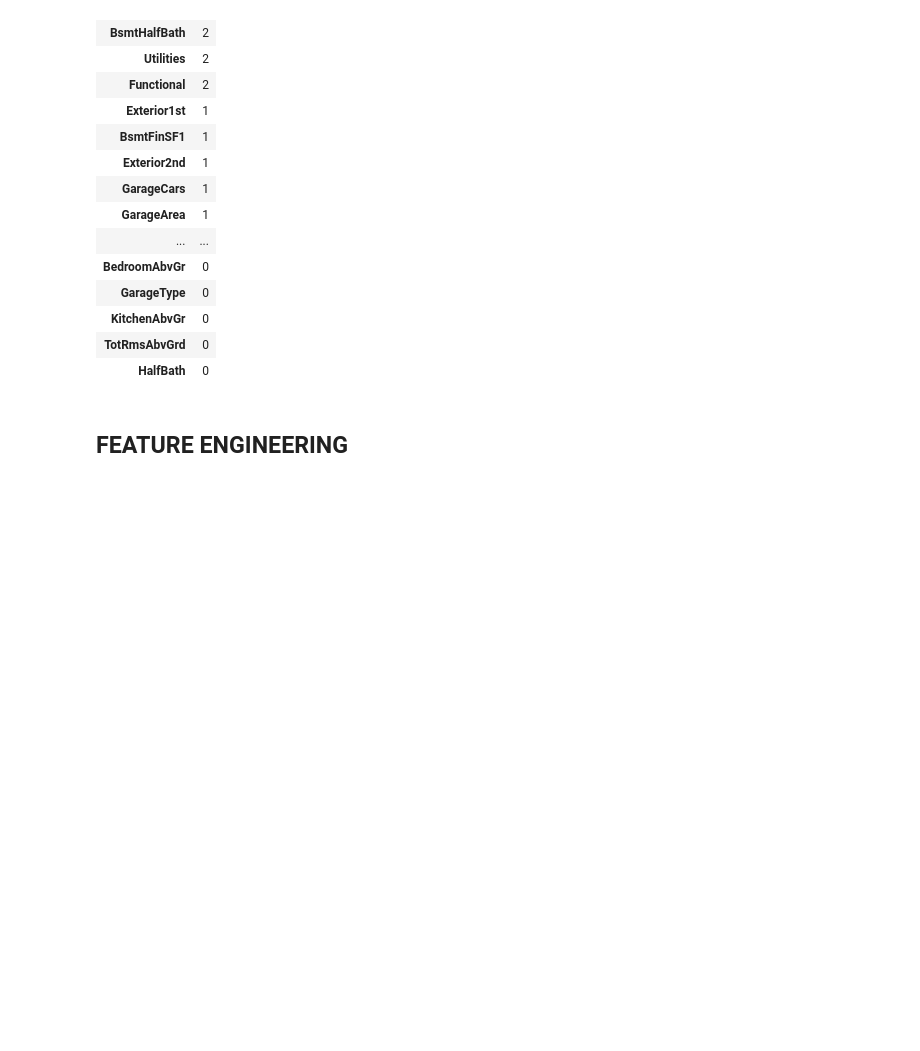
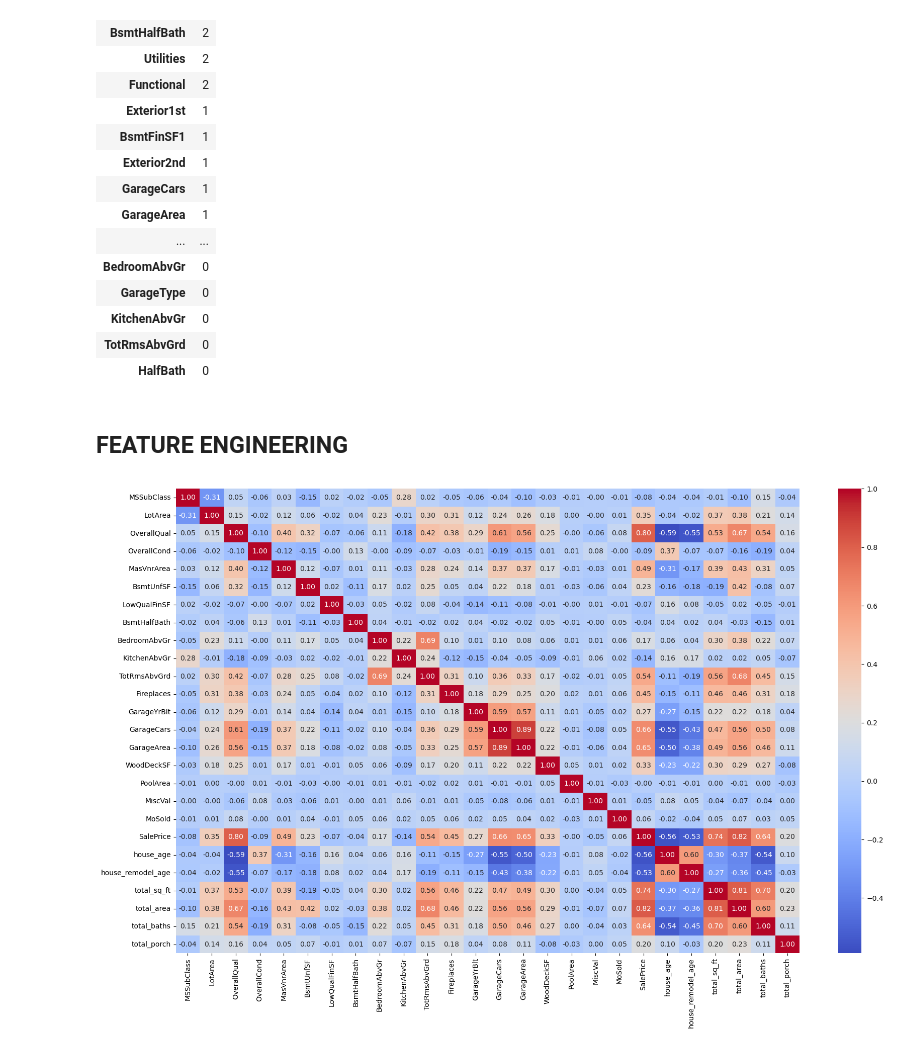
Before and after one commit to mstoychev/Data-Science-Projects, a Jupyter notebook: 2. House Prices/house_prices.ipynb, the cells around one changed output. Drawn from its saved outputs; the diff is of its cells as text; code cells hidden in the pictures; blank space fills up the shorter version.

```diff
--- a/2. House Prices/house_prices.ipynb
+++ b/2. House Prices/house_prices.ipynb
@@ -825,0 +831,24 @@ train_data["total_area"] = train_data["GrLivArea"] + train_data["TotalBsmtSF"]
+# %%
+# Create a new feature Total Baths
+train_data["total_baths"] = train_data["BsmtFullBath"] + train_data["FullBath"] + 0.5*train_data["HalfBath"]
+test_data["total_baths"] = test_data["BsmtFullBath"] + test_data["FullBath"] + 0.5*test_data["HalfBath"]
+# %%
+# Create a new feature Total Porch
+train_data["total_porch"] = train_data["OpenPorchSF"] + train_data["EnclosedPorch"] + train_data["3SsnPorch"] + train_data["ScreenPorch"]
+test_data["total_porch"] = test_data["OpenPorchSF"] + test_data["EnclosedPorch"] + test_data["3SsnPorch"] + test_data["ScreenPorch"]
+# %%
+# DROP DATA
+train_data = train_data.drop(columns=["YrSold", "YearBuilt", "YearRemodAdd", "1stFlrSF", "2ndFlrSF", "BsmtFinSF1", "BsmtFinSF2",
+                         "GrLivArea", "TotalBsmtSF", "BsmtFullBath", "FullBath", "HalfBath",
+                         "OpenPorchSF", "EnclosedPorch", "3SsnPorch", "ScreenPorch"])
+
+test_data = test_data.drop(columns=["YrSold", "YearBuilt", "YearRemodAdd", "1stFlrSF", "2ndFlrSF", "BsmtFinSF1", "BsmtFinSF2",
+                         "GrLivArea", "TotalBsmtSF", "BsmtFullBath", "FullBath", "HalfBath",
+                         "OpenPorchSF", "EnclosedPorch", "3SsnPorch", "ScreenPorch"])
+# %%
+correlation_matix = train_data.corr(numeric_only=True)
+plt.figure(figsize=(20,12))
+sns.heatmap(correlation_matix, annot=True, cmap="coolwarm", fmt=".2f")
+plt.show()
+# %% [output]
+[figure, added]
```
Also changed, not shown: parts of 15 cells of this notebook.
